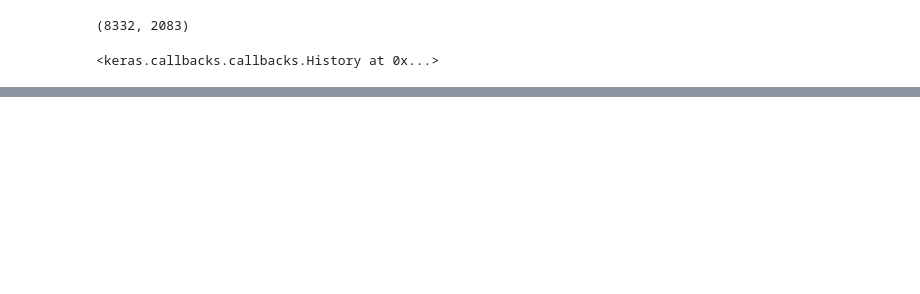
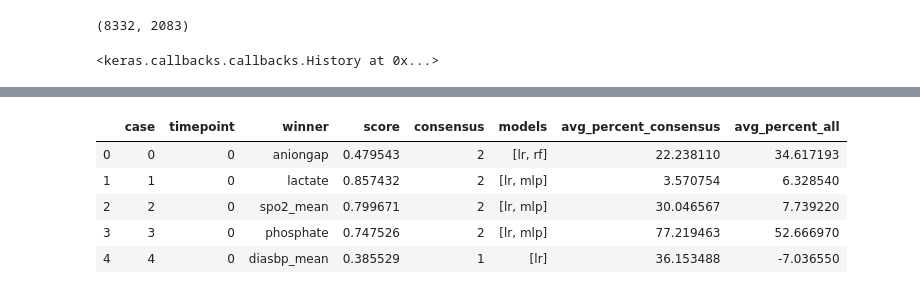
Before and after one commit to gstef80/MAgEC, a Jupyter notebook: MIMIC_MV_MAGEC.ipynb, the cells around one changed output, grey strips where cells are left out. Drawn from its saved outputs; the diff is of its cells as text; code cells hidden in the pictures; blank space fills up the shorter version.

```diff
--- a/MIMIC_MV_MAGEC.ipynb
+++ b/MIMIC_MV_MAGEC.ipynb
@@ -432,0 +531,9 @@ ROC AUC: 0.999250
+# %%
+consensus1.head()
+# %% [output]
+|  | case | timepoint | winner | score | consensus | models | avg_percent_consensus | avg_percent_all |
+| 0 | 0 | 0 | aniongap | 0.479543 | 2 | [lr, rf] | 22.238110 | 34.617193 |
+| 1 | 1 | 0 | lactate | 0.857432 | 2 | [lr, mlp] | 3.570754 | 6.328540 |
+| 2 | 2 | 0 | spo2_mean | 0.799671 | 2 | [lr, mlp] | 30.046567 | 7.739220 |
+| 3 | 3 | 0 | phosphate | 0.747526 | 2 | [lr, mlp] | 77.219463 | 52.666970 |
+| 4 | 4 | 0 | diasbp_mean | 0.385529 | 1 | [lr] | 36.153488 | -7.036550 |
```
Also changed, not shown: parts of 17 cells of this notebook, 1 other file.
